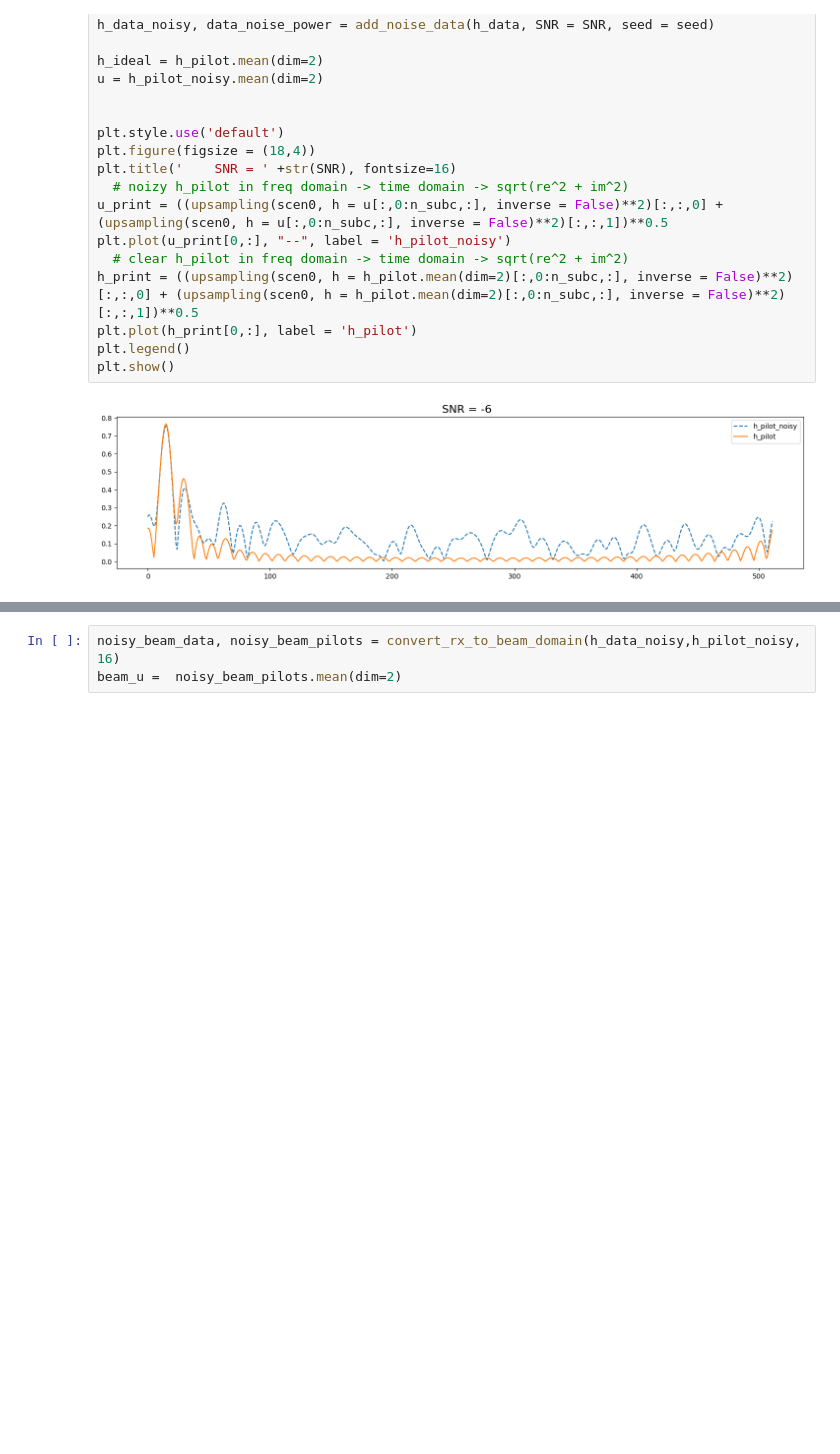
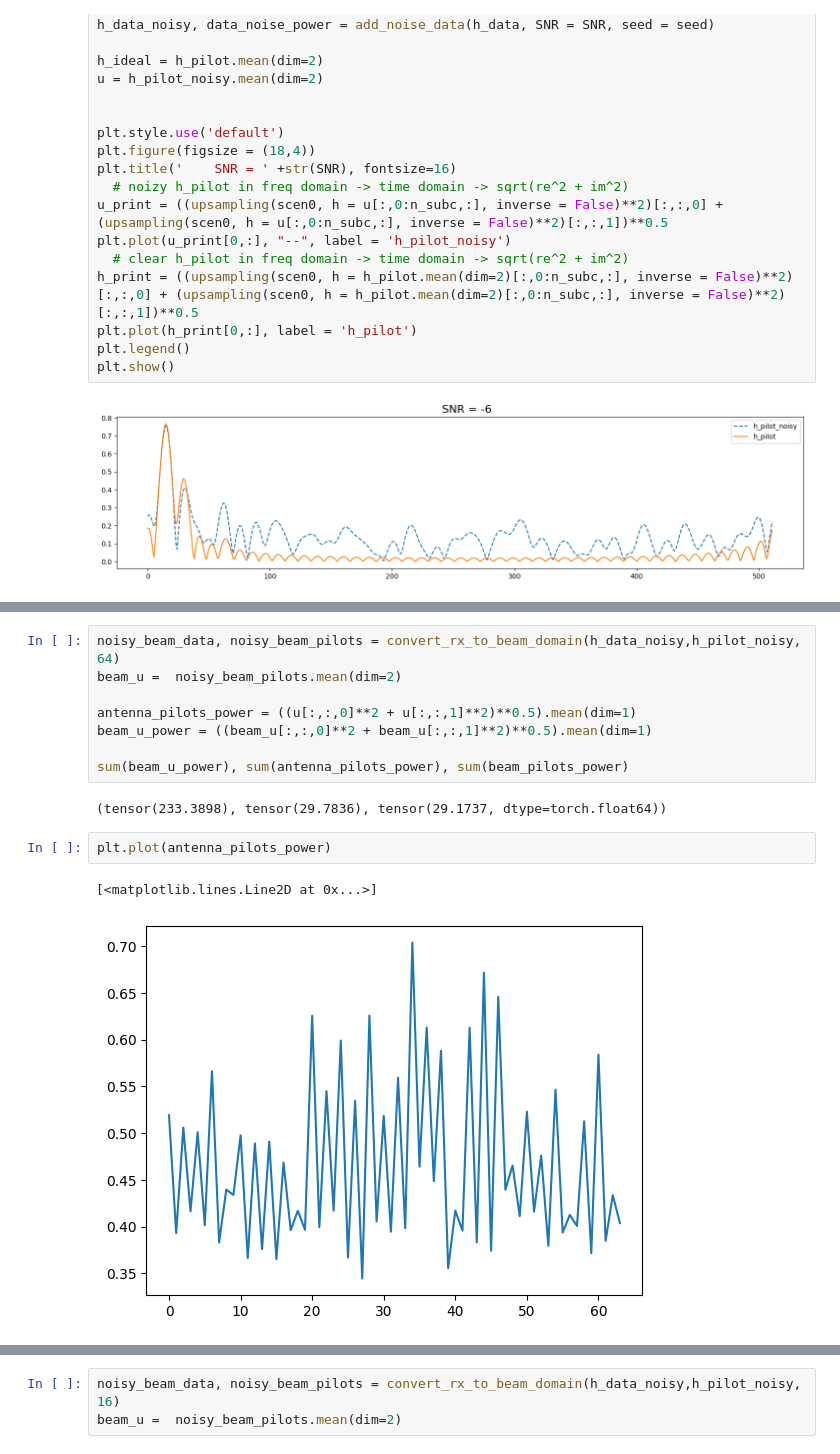
Before and after one commit to Albly/ML_for_channel_estimation, a Jupyter notebook: main.ipynb, the cells around one changed output, grey strips where cells are left out. Saved outputs shown, nothing was run; the diff lists cells and outputs as text; blank space fills up the shorter version.

```diff
--- a/main.ipynb
+++ b/main.ipynb
@@ -557,0 +589,15 @@ def convert_rx_to_beam_domain(recieved_data, recieved_pilots, num_beams):
+# %%
+noisy_beam_data, noisy_beam_pilots = convert_rx_to_beam_domain(h_data_noisy,h_pilot_noisy, 64)
+beam_u =  noisy_beam_pilots.mean(dim=2)
+
+antenna_pilots_power = ((u[:,:,0]**2 + u[:,:,1]**2)**0.5).mean(dim=1)
+beam_u_power = ((beam_u[:,:,0]**2 + beam_u[:,:,1]**2)**0.5).mean(dim=1)
+
+sum(beam_u_power), sum(antenna_pilots_power), sum(beam_pilots_power)
+# %% [output]
+(tensor(233.3898), tensor(29.7836), tensor(29.1737, dtype=torch.float64))
+# %%
+plt.plot(antenna_pilots_power)
+# %% [output]
+[<matplotlib.lines.Line2D at 0x...>]
+[figure, added]
```
Also changed, not shown: parts of 12 cells of this notebook.
